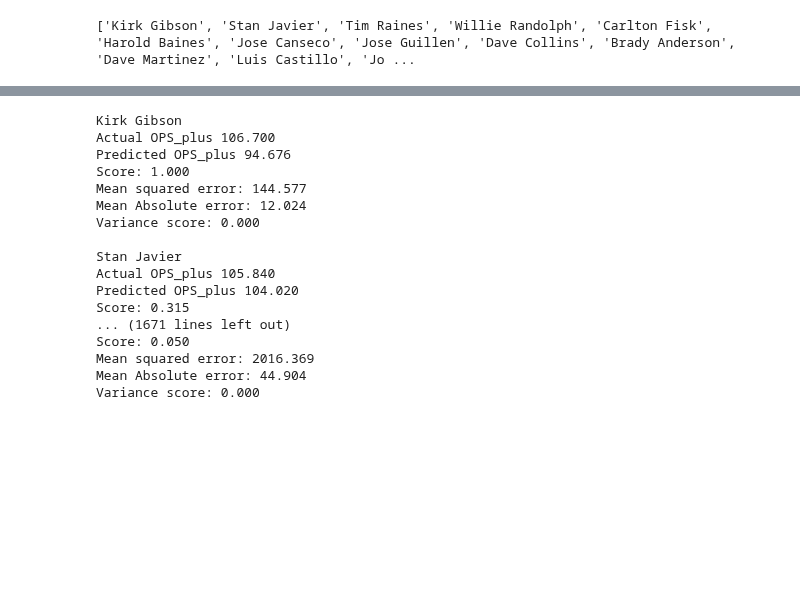
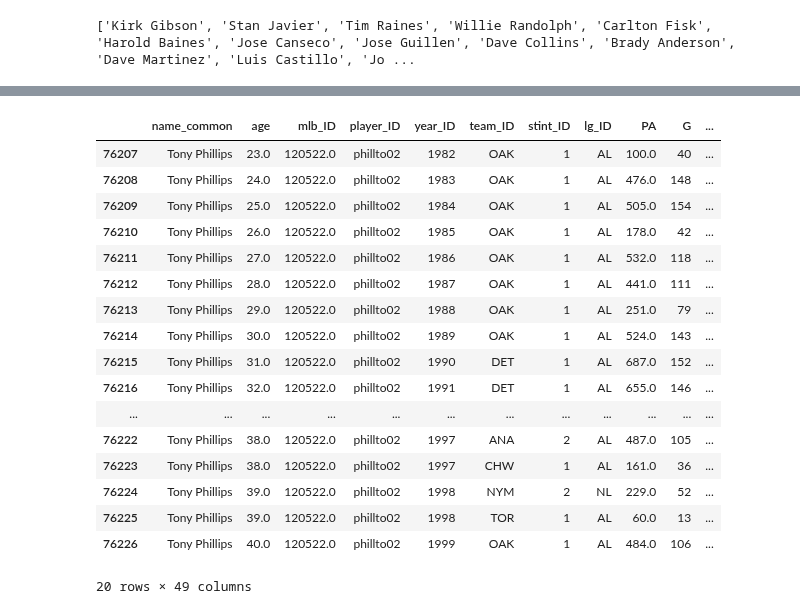
Before and after one commit to LACoderDeBH/CS229-Final-Project, a Jupyter notebook: baseline_svr_player_specific.ipynb, the cells around one changed output, grey strips where cells are left out. Saved outputs shown, nothing was run; the diff lists cells and outputs as text; code cells hidden in the pictures; blank space fills up the shorter version.

```diff
--- a/baseline_svr_player_specific.ipynb
+++ b/baseline_svr_player_specific.ipynb
@@ -31,0 +307,21 @@ print(players_with_more_than_20_years)
+# %%
+df_probably_not_pitchers[df_probably_not_pitchers['name_common'] == 'Tony Phillips']
+# %% [output]
+|  | name_common | age | mlb_ID | player_ID | year_ID | team_ID | stint_ID | lg_ID | PA | G | ... |
+| 76207 | Tony Phillips | 23.0 | 120522.0 | phillto02 | 1982 | OAK | 1 | AL | 100.0 | 40 | ... |
+| 76208 | Tony Phillips | 24.0 | 120522.0 | phillto02 | 1983 | OAK | 1 | AL | 476.0 | 148 | ... |
+| 76209 | Tony Phillips | 25.0 | 120522.0 | phillto02 | 1984 | OAK | 1 | AL | 505.0 | 154 | ... |
+| 76210 | Tony Phillips | 26.0 | 120522.0 | phillto02 | 1985 | OAK | 1 | AL | 178.0 | 42 | ... |
+| 76211 | Tony Phillips | 27.0 | 120522.0 | phillto02 | 1986 | OAK | 1 | AL | 532.0 | 118 | ... |
+| 76212 | Tony Phillips | 28.0 | 120522.0 | phillto02 | 1987 | OAK | 1 | AL | 441.0 | 111 | ... |
+| 76213 | Tony Phillips | 29.0 | 120522.0 | phillto02 | 1988 | OAK | 1 | AL | 251.0 | 79 | ... |
+| 76214 | Tony Phillips | 30.0 | 120522.0 | phillto02 | 1989 | OAK | 1 | AL | 524.0 | 143 | ... |
+| 76215 | Tony Phillips | 31.0 | 120522.0 | phillto02 | 1990 | DET | 1 | AL | 687.0 | 152 | ... |
+| 76216 | Tony Phillips | 32.0 | 120522.0 | phillto02 | 1991 | DET | 1 | AL | 655.0 | 146 | ... |
+| ... | ... | ... | ... | ... | ... | ... | ... | ... | ... | ... | ... |
+| 76222 | Tony Phillips | 38.0 | 120522.0 | phillto02 | 1997 | ANA | 2 | AL | 487.0 | 105 | ... |
+| 76223 | Tony Phillips | 38.0 | 120522.0 | phillto02 | 1997 | CHW | 1 | AL | 161.0 | 36 | ... |
+| 76224 | Tony Phillips | 39.0 | 120522.0 | phillto02 | 1998 | NYM | 2 | NL | 229.0 | 52 | ... |
+| 76225 | Tony Phillips | 39.0 | 120522.0 | phillto02 | 1998 | TOR | 1 | AL | 60.0 | 13 | ... |
+| 76226 | Tony Phillips | 40.0 | 120522.0 | phillto02 | 1999 | OAK | 1 | AL | 484.0 | 106 | ... |
+20 rows × 49 columns
@@ -70,27 +354,19 @@ def prepare_rows(player_rows):
 # %%
 from collections import defaultdict
 loss_dict = defaultdict(float)
+tot_mse_loss = 0
+tot_mae_loss = 0
+y_true = []
+y_pred = []
+
 for player in players_with_more_than_20_years:
     print(player)
     player_rows = df_probably_not_pitchers[df_probably_not_pitchers['name_common'] == player]
-    data = prepare_rows(player_rows)
-    data_tuple = prepare_test_train(data[0], data[1])
-    loss_dict[player] = run_svr(data_tuple)
+    data = prepare_rows_new(player_rows)
+    data_tuple = prepare_test_train_new(data[0], data[1])
+    results = run_svr(data_tuple)
+    loss_dict[player] = results
+    y_true.append(results[0][0])
+    y_pred.append(results[1][0])
+    tot_mse_loss += loss_dict[player][-1]
+    tot_mae_loss += loss_dict[player][-2]
-# %% [output]
-Kirk Gibson
-Actual OPS_plus 106.700
-Predicted OPS_plus 94.676
-Score: 1.000
-Mean squared error: 144.577
-Mean Absolute error: 12.024
-Variance score: 0.000
-
-Stan Javier
-Actual OPS_plus 105.840
-Predicted OPS_plus 104.020
-Score: 0.315
-... (1671 lines left out)
-Score: 0.050
-Mean squared error: 2016.369
-Mean Absolute error: 44.904
-Variance score: 0.000
```
Also changed, not shown: parts of 14 cells of this notebook, 1 other file.
